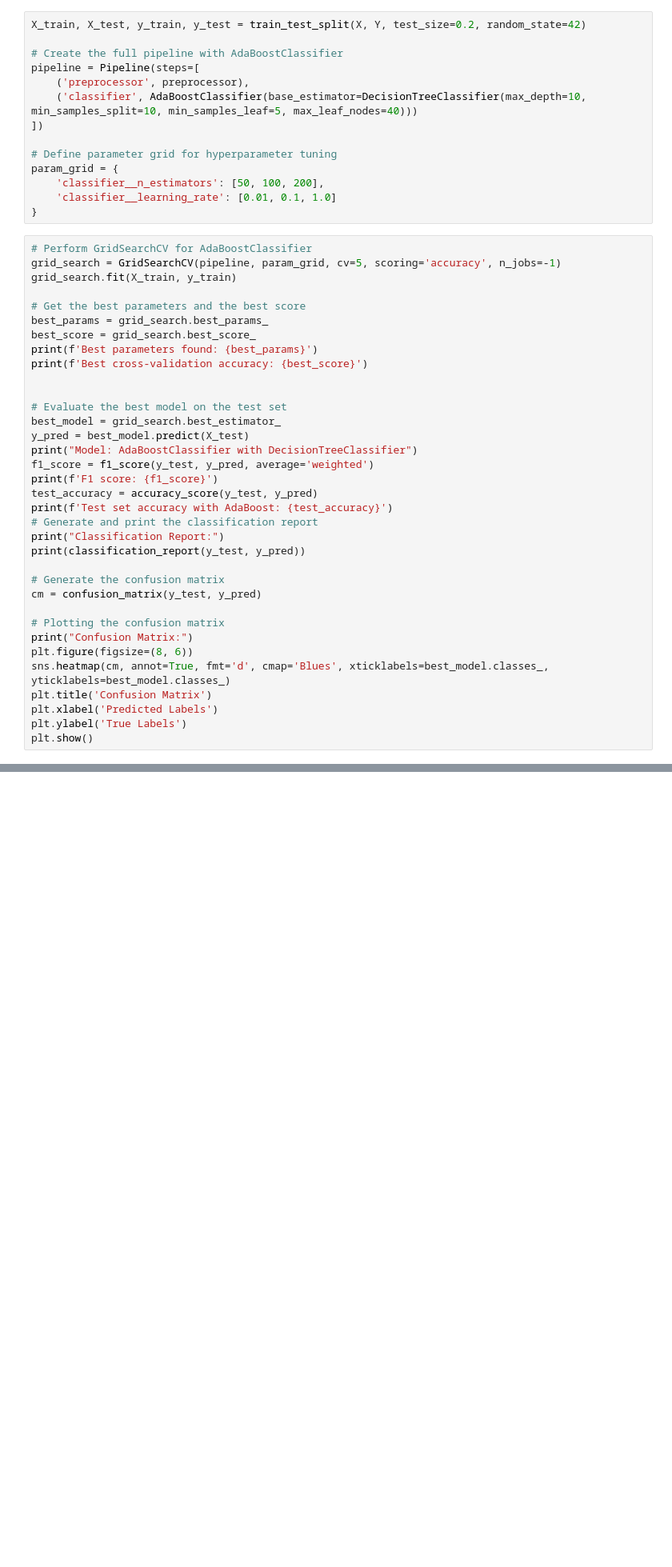
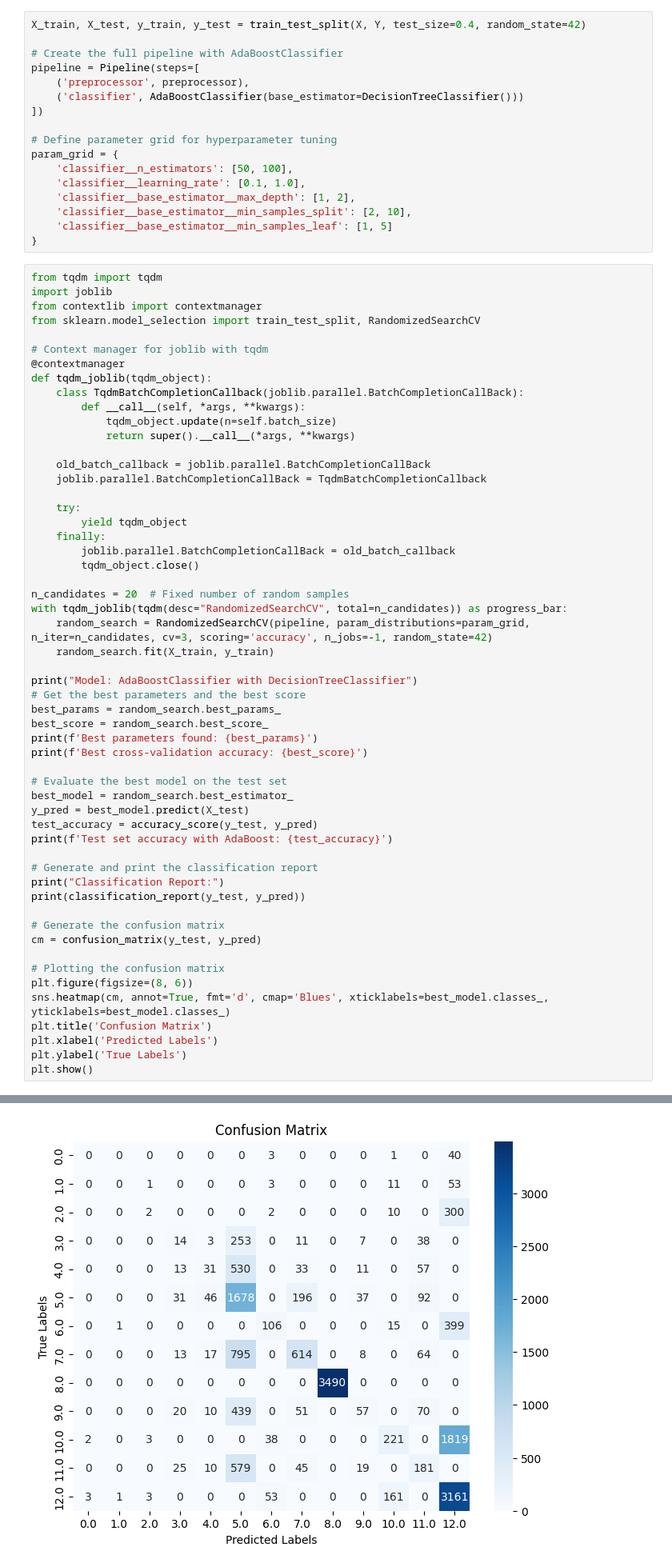
Before and after one commit to VajinderKaur/TheSparksFoundation_Task2, a Jupyter notebook: Decision_Tree_Algorithm.ipynb, the cells around one changed output, grey strips where cells are left out. Shown: that part at 80% size. Drawn from its saved outputs; the diff is of its cells as text; blank space fills up the shorter version.

```diff
--- a/Decision_Tree_Algorithm.ipynb
+++ b/Decision_Tree_Algorithm.ipynb
@@ -256,39 +262,63 @@ preprocessor = ColumnTransformer(
     ]
 )
 # %%
-X_train, X_test, y_train, y_test = train_test_split(X, Y, test_size=0.2, random_state=42)
+X_train, X_test, y_train, y_test = train_test_split(X, Y, test_size=0.4, random_state=42)
 
 # Create the full pipeline with AdaBoostClassifier
 pipeline = Pipeline(steps=[
     ('preprocessor', preprocessor),
-    ('classifier', AdaBoostClassifier(base_estimator=DecisionTreeClassifier(max_depth=10, min_samples_split=10, min_samples_leaf=5, max_leaf_nodes=40)))
+    ('classifier', AdaBoostClassifier(base_estimator=DecisionTreeClassifier()))
 ])
 
 # Define parameter grid for hyperparameter tuning
 param_grid = {
-    'classifier__n_estimators': [50, 100, 200],
-    'classifier__learning_rate': [0.01, 0.1, 1.0]
+    'classifier__n_estimators': [50, 100],
+    'classifier__learning_rate': [0.1, 1.0],
+    'classifier__base_estimator__max_depth': [1, 2],
+    'classifier__base_estimator__min_samples_split': [2, 10],
+    'classifier__base_estimator__min_samples_leaf': [1, 5]
 }
 # %%
-# Perform GridSearchCV for AdaBoostClassifier
-grid_search = GridSearchCV(pipeline, param_grid, cv=5, scoring='accuracy', n_jobs=-1)
-grid_search.fit(X_train, y_train)
+from tqdm import tqdm
+import joblib
+from contextlib import contextmanager
+from sklearn.model_selection import train_test_split, RandomizedSearchCV
 
+# Context manager for joblib with tqdm
+@contextmanager
+def tqdm_joblib(tqdm_object):
+    class TqdmBatchCompletionCallback(joblib.parallel.BatchCompletionCallBack):
+        def __call__(self, *args, **kwargs):
+            tqdm_object.update(n=self.batch_size)
+            return super().__call__(*args, **kwargs)
+
+    old_batch_callback = joblib.parallel.BatchCompletionCallBack
+    joblib.parallel.BatchCompletionCallBack = TqdmBatchCompletionCallback
+
+    try:
+        yield tqdm_object
+    finally:
+        joblib.parallel.BatchCompletionCallBack = old_batch_callback
+        tqdm_object.close()
+
+n_candidates = 20  # Fixed number of random samples
+with tqdm_joblib(tqdm(desc="RandomizedSearchCV", total=n_candidates)) as progress_bar:
+    random_search = RandomizedSearchCV(pipeline, param_distributions=param_grid, n_iter=n_candidates, cv=3, scoring='accuracy', n_jobs=-1, random_state=42)
+    random_search.fit(X_train, y_train)
+
+print("Model: AdaBoostClassifier with DecisionTreeClassifier")
 # Get the best parameters and the best score
-best_params = grid_search.best_params_
-best_score = grid_search.best_score_
+best_params = random_search.best_params_
+best_score = random_search.best_score_
 print(f'Best parameters found: {best_params}')
 print(f'Best cross-validation accuracy: {best_score}')
 
-
 # Evaluate the best model on the test set
-best_model = grid_search.best_estimator_
+best_model = random_search.best_estimator_
 y_pred = best_model.predict(X_test)
-print("Model: AdaBoostClassifier with DecisionTreeClassifier")
-f1_score = f1_score(y_test, y_pred, average='weighted')
-print(f'F1 score: {f1_score}')
 test_accuracy = accuracy_score(y_test, y_pred)
 print(f'Test set accuracy with AdaBoost: {test_accuracy}')
+
 # Generate and print the classification report
 print("Classification Report:")
 print(classification_report(y_test, y_pred))
@@ -297,7 +327,6 @@ print(classification_report(y_test, y_pred))
 cm = confusion_matrix(y_test, y_pred)
 
 # Plotting the confusion matrix
-print("Confusion Matrix:")
 plt.figure(figsize=(8, 6))
 sns.heatmap(cm, annot=True, fmt='d', cmap='Blues', xticklabels=best_model.classes_, yticklabels=best_model.classes_)
 plt.title('Confusion Matrix')
@@ -310,0 +354 @@ Test set accuracy: 0.5945
+[figure, added]
```
Also changed, not shown: parts of 6 cells of this notebook.
